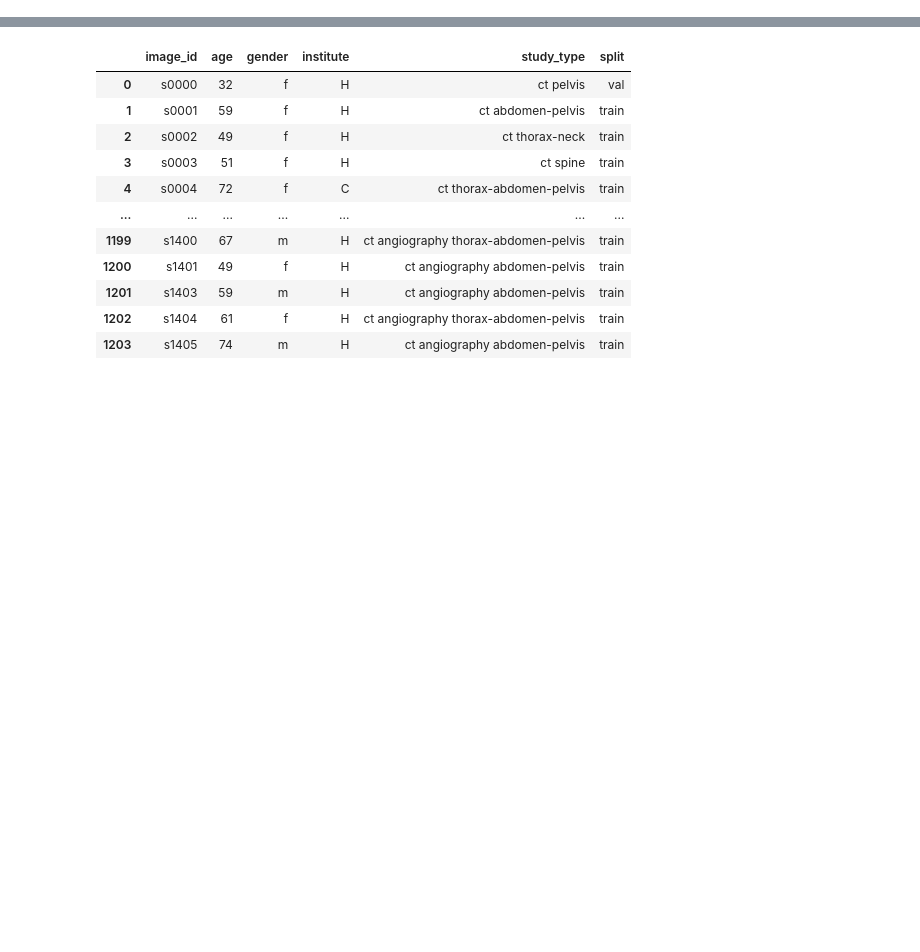
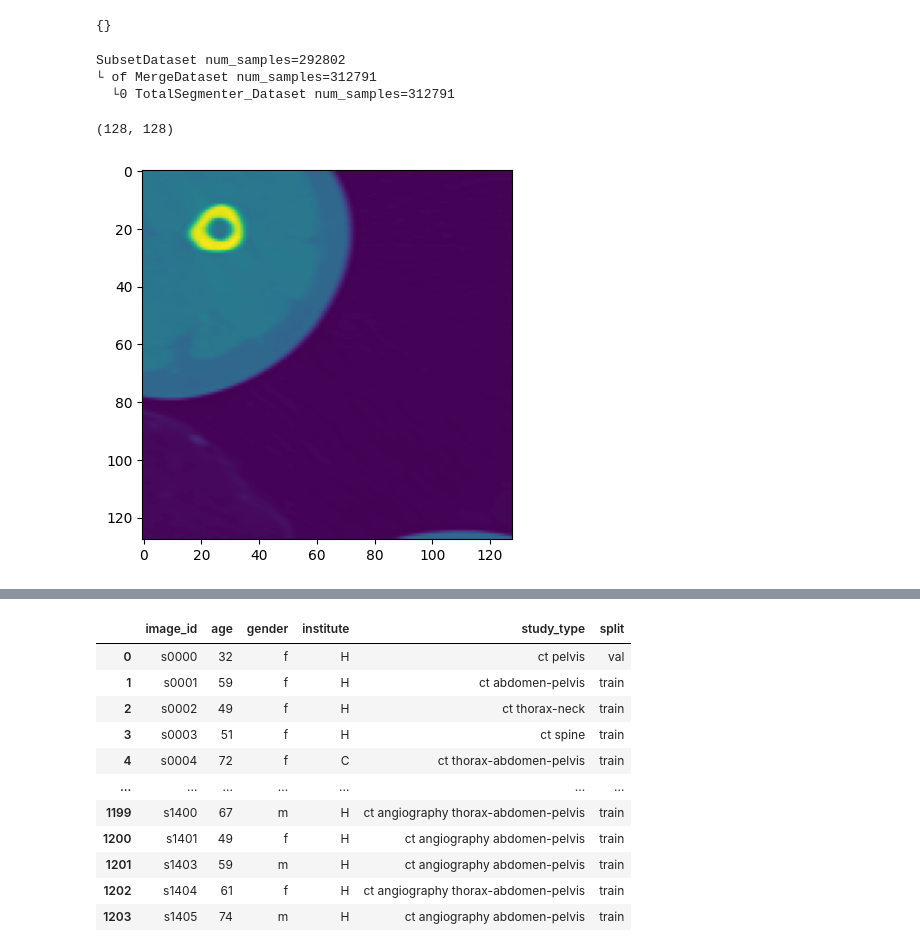
Before and after one commit to ieee8023/ct-counterfactuals, a Jupyter notebook: explore.ipynb, the cells around one changed output, grey strips where cells are left out. Drawn from its saved outputs; the diff is of its cells as text; code cells hidden in the pictures; blank space fills up the shorter version.

```diff
--- a/explore.ipynb
+++ b/explore.ipynb
@@ -9,0 +166,17 @@ import ct_datasets
+# %%
+ddd = taming.data.ct.CTTrain(128, "total")
+# %%
+ddd.dataset
+# %% [output]
+{}
+SubsetDataset num_samples=292802
+└ of MergeDataset num_samples=312791
+  └0 TotalSegmenter_Dataset num_samples=312791
+# %%
+ddd[4]['image'].shape
+# %% [output]
+(128, 128)
+# %%
+plt.imshow(ddd[4]['image']);
+# %% [output]
+[figure, added]
```
Also changed, not shown: parts of 37 cells of this notebook, 1 other file.
